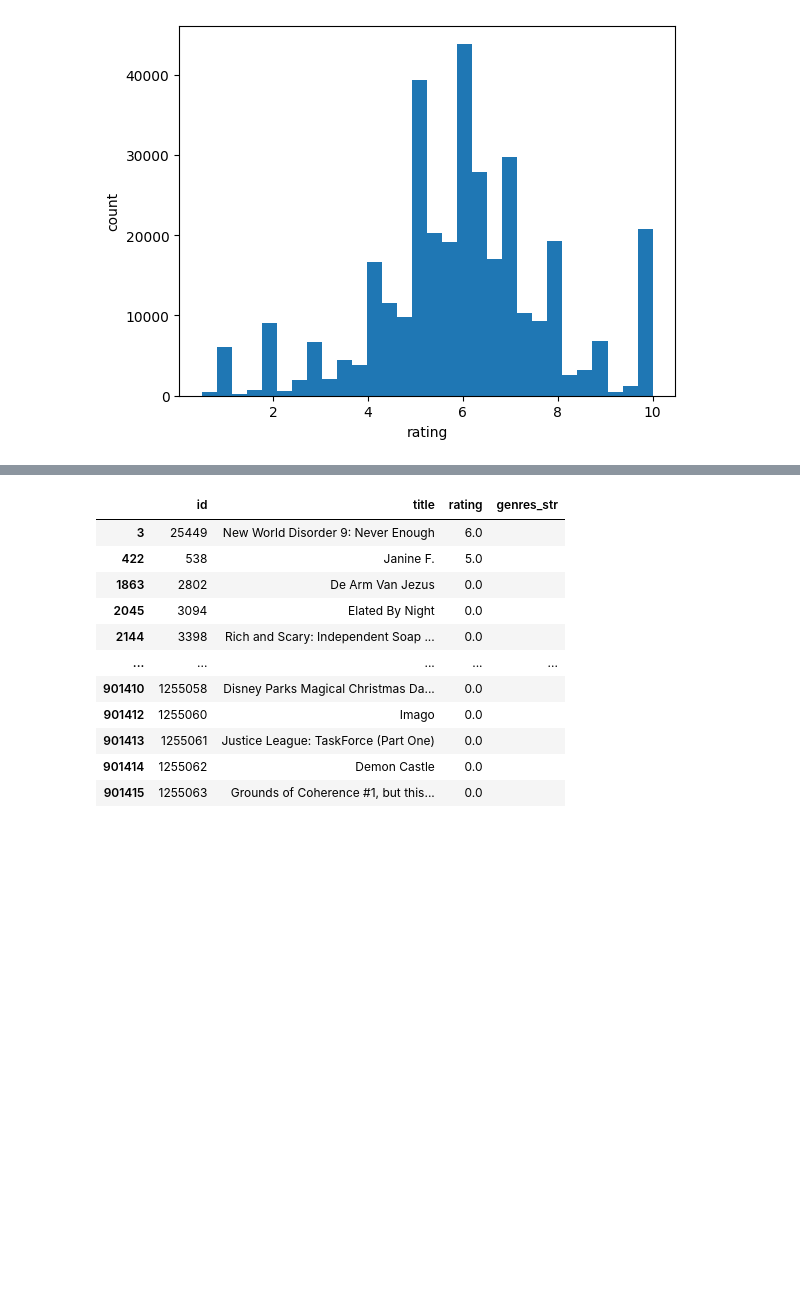
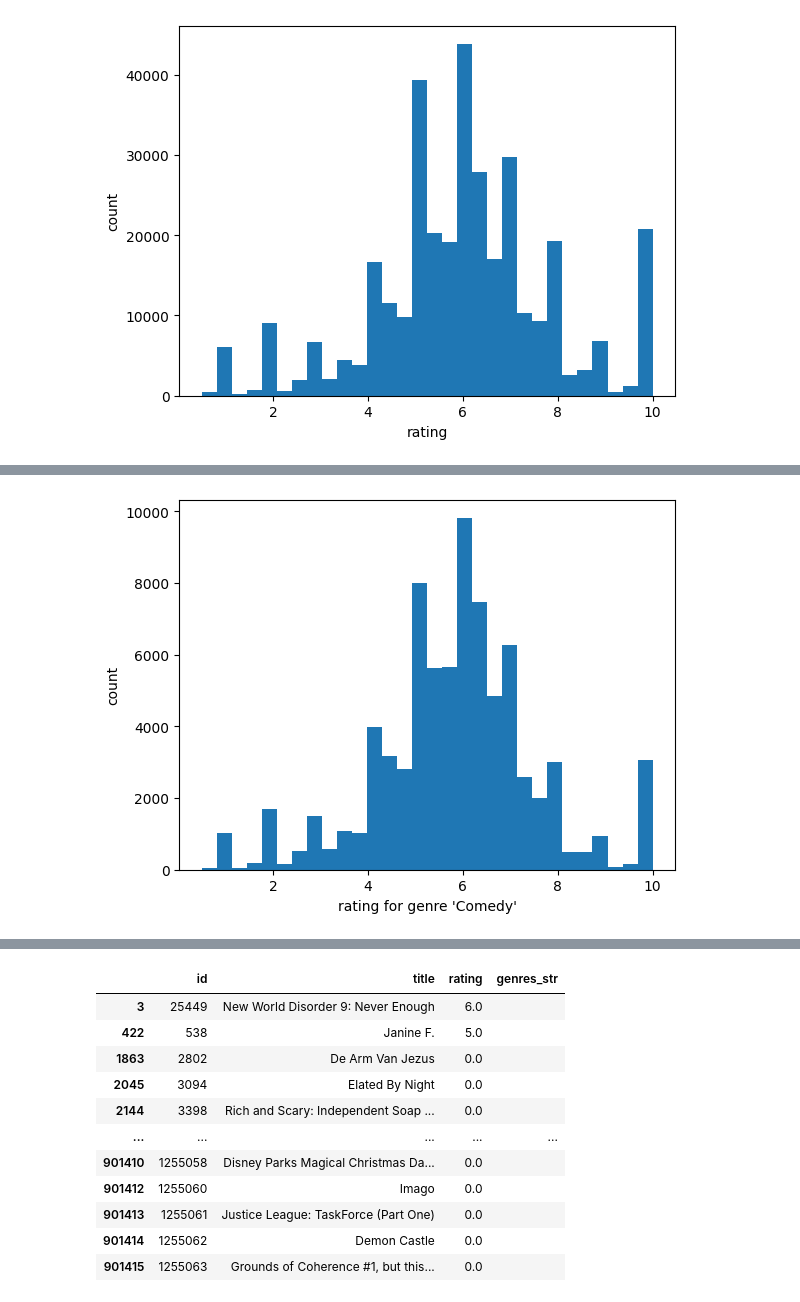
Before and after one commit to sariaslaso/movies_and_LLMs, a Jupyter notebook: predict_ratings/data_processing.ipynb, the cells around one changed output, grey strips where cells are left out. Drawn from its saved outputs; the diff is of its cells as text; code cells hidden in the pictures; blank space fills up the shorter version.

```diff
--- a/predict_ratings/data_processing.ipynb
+++ b/predict_ratings/data_processing.ipynb
@@ -165,0 +185,9 @@ movies_df[movies_df["genres"].map(lambda x: "Drama" in x)]
+# %%
+plt.hist(movies_df_comedy["rating"], bins = 30)
+
+plt.xlabel("rating for genre 'Comedy'")
+plt.ylabel("count")
+
+plt.show()
+# %% [output]
+[figure, added]
```
Also changed, not shown: parts of 17 cells of this notebook.
